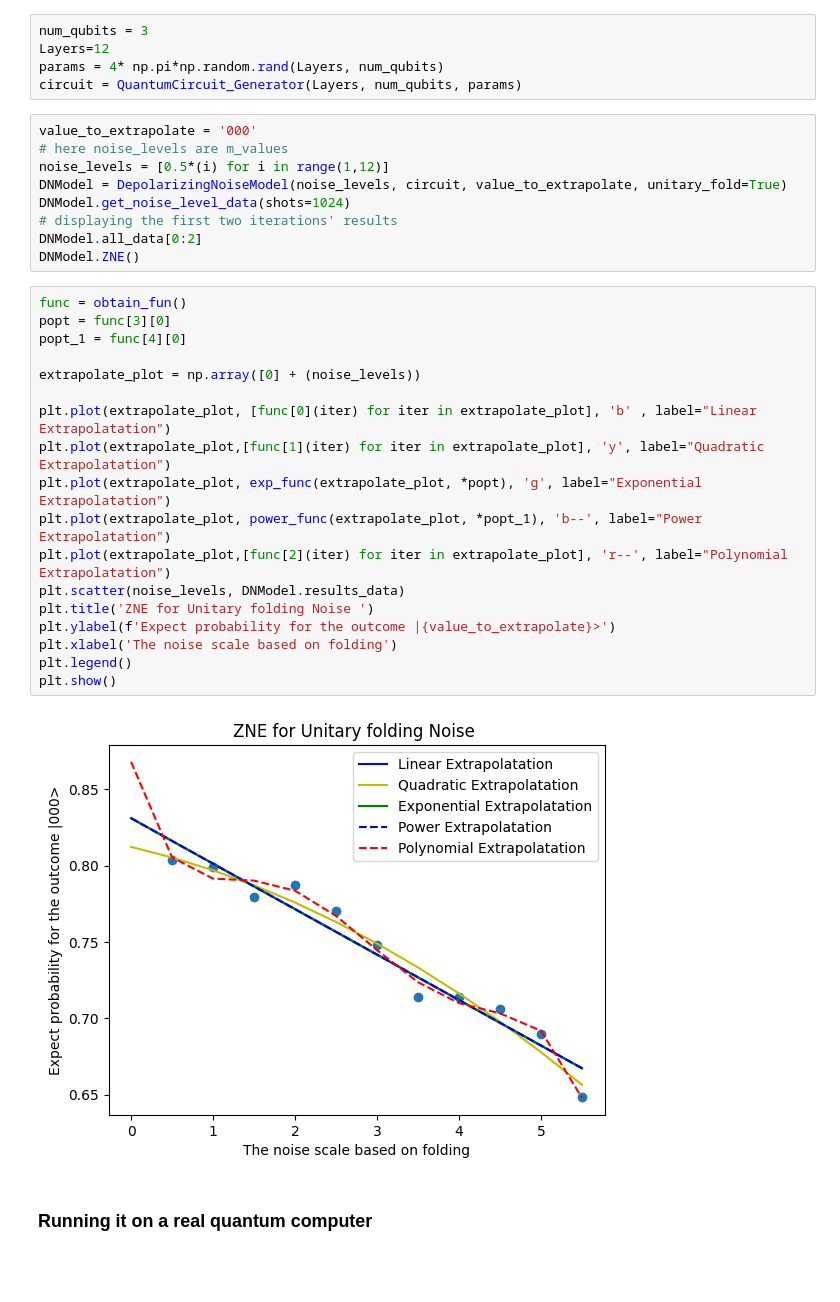
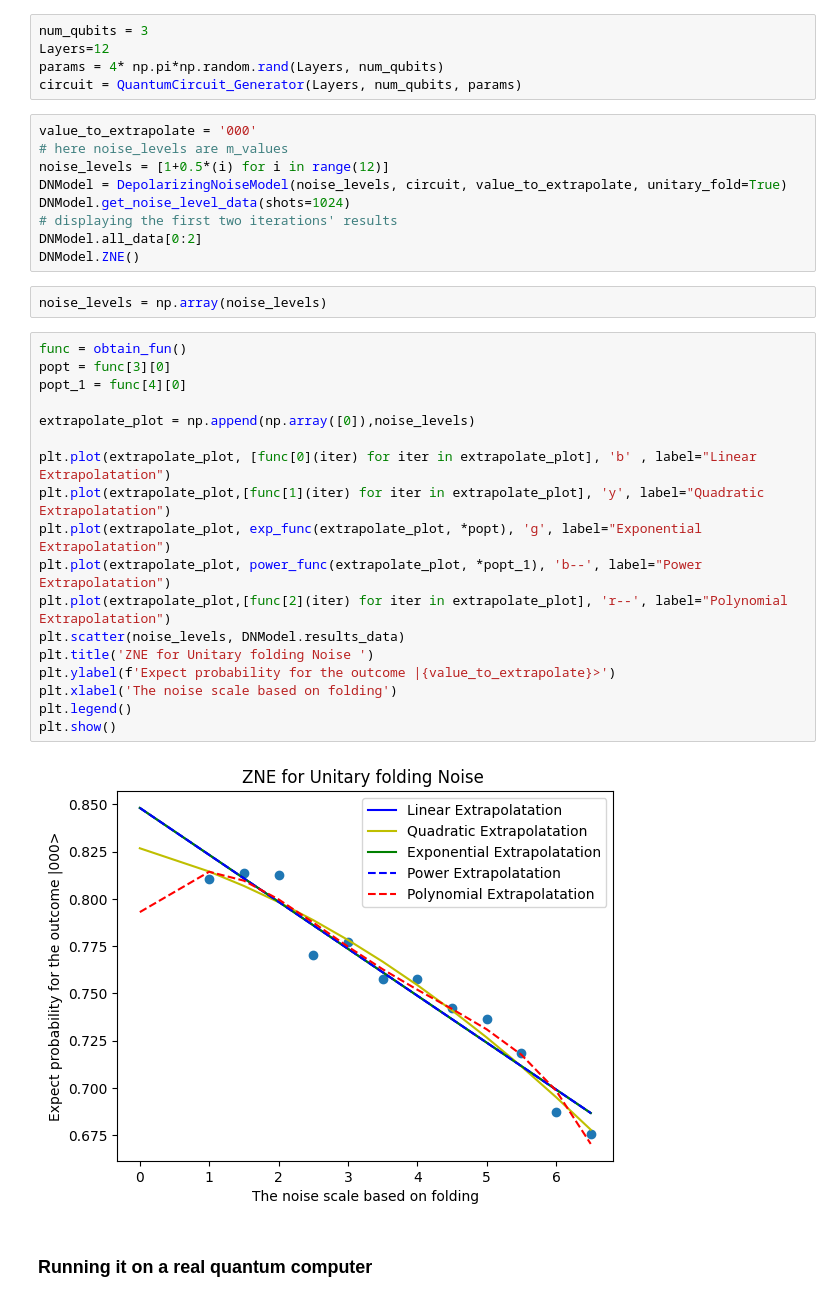
Before and after one commit to Hirmay/QOSF_Task-3_ZNE, a Jupyter notebook: QOSF_ZNE.ipynb, the cells around one changed output. Saved outputs shown, nothing was run; the diff lists cells and outputs as text; blank space fills up the shorter version.

```diff
--- a/QOSF_ZNE.ipynb
+++ b/QOSF_ZNE.ipynb
@@ -325,32 +321,34 @@ circuit = QuantumCircuit_Generator(Layers, num_qubits, params)
 # %%
 value_to_extrapolate = '000'
 # here noise_levels are m_values
-noise_levels = [0.5*(i) for i in range(1,12)]
+noise_levels = [1+0.5*(i) for i in range(12)]
 DNModel = DepolarizingNoiseModel(noise_levels, circuit, value_to_extrapolate, unitary_fold=True)
 DNModel.get_noise_level_data(shots=1024)
 # displaying the first two iterations' results
 DNModel.all_data[0:2]
 DNModel.ZNE()
+# %%
+noise_levels = np.array(noise_levels)
 # %%
 func = obtain_fun()
 popt = func[3][0]
 popt_1 = func[4][0]
 
-extrapolate_plot = np.array([0] + (noise_levels))
+extrapolate_plot = np.append(np.array([0]),noise_levels)
 
 plt.plot(extrapolate_plot, [func[0](iter) for iter in extrapolate_plot], 'b' , label="Linear Extrapolatation")
 plt.plot(extrapolate_plot,[func[1](iter) for iter in extrapolate_plot], 'y', label="Quadratic Extrapolatation")
 plt.plot(extrapolate_plot, exp_func(extrapolate_plot, *popt), 'g', label="Exponential Extrapolatation")
 plt.plot(extrapolate_plot, power_func(extrapolate_plot, *popt_1), 'b--', label="Power Extrapolatation")
 plt.plot(extrapolate_plot,[func[2](iter) for iter in extrapolate_plot], 'r--', label="Polynomial Extrapolatation")
 plt.scatter(noise_levels, DNModel.results_data)
 plt.title('ZNE for Unitary folding Noise ')
 plt.ylabel(f'Expect probability for the outcome |{value_to_extrapolate}>')
 plt.xlabel('The noise scale based on folding')
 plt.legend()
 plt.show()
 # %% [output]
-[figure, old version]
+[figure, new version]
 # %% [markdown]
 ### Running it on a real quantum computer
 # %%
```
Also changed, not shown: parts of 12 cells of this notebook, 1 other file.
